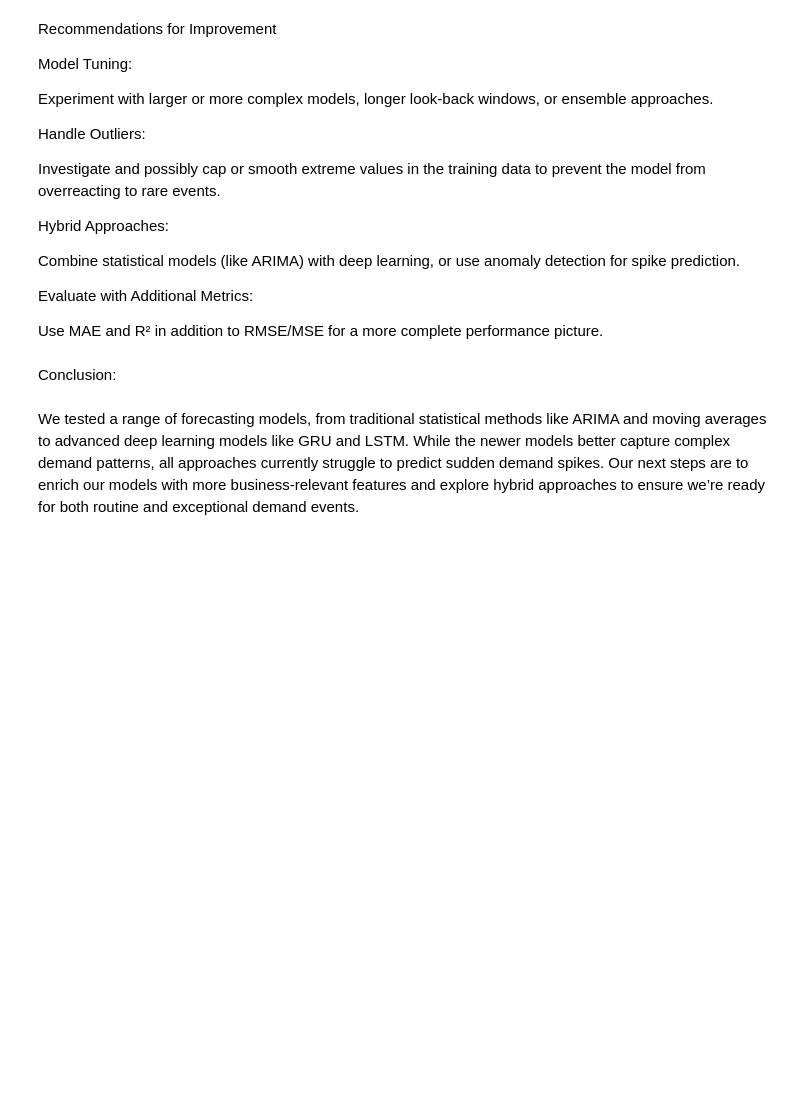
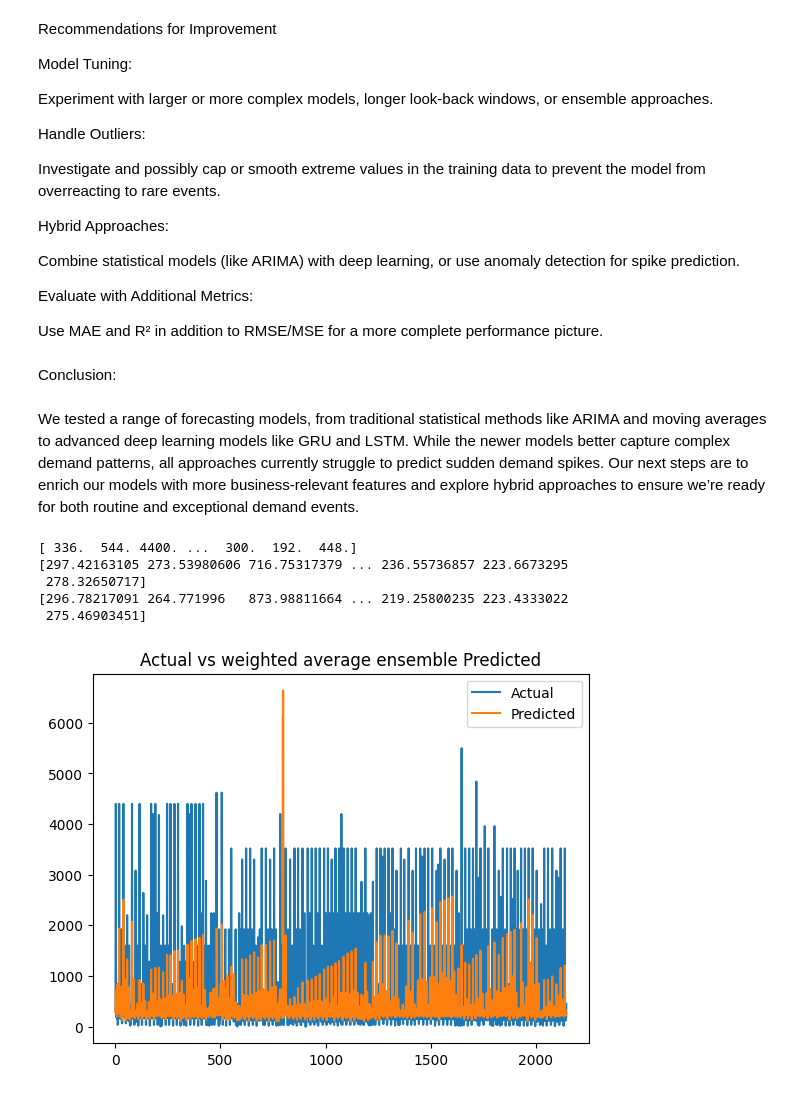
Before and after one commit to raghavab1205/Demand_Forecasting-For_SCM, a Jupyter notebook: analysis/notebook1.ipynb, the cells around one changed output. Cells and saved outputs as stored; diff of their text form; code cells hidden in the pictures; blank space fills up the shorter version.

```diff
--- a/analysis/notebook1.ipynb
+++ b/analysis/notebook1.ipynb
@@ -872,3 +882,24 @@ Use MAE and R² in addition to RMSE/MSE for a more complete performance picture.
 Conclusion:
 # %% [markdown]
 We tested a range of forecasting models, from traditional statistical methods like ARIMA and moving averages to advanced deep learning models like GRU and LSTM. While the newer models better capture complex demand patterns, all approaches currently struggle to predict sudden demand spikes. Our next steps are to enrich our models with more business-relevant features and explore hybrid approaches to ensure we’re ready for both routine and exceptional demand events.
+# %%
+ensemble1_pred = 0.3 * gru_pred_original + 0.7 * lstm_pred_original
+ensemble_pred = (gru_pred_original + lstm_pred_original) / 2
+# %%
+print(y_test_original)
+print(ensemble1_pred)
+print(ensemble_pred)
+# %% [output]
+[ 336.  544. 4400. ...  300.  192.  448.]
+[297.42163105 273.53980606 716.75317379 ... 236.55736857 223.6673295
+ 278.32650717]
+[296.78217091 264.771996   873.98811664 ... 219.25800235 223.4333022
+ 275.46903451]
+# %%
+plt.plot(y_test_original, label='Actual')
+plt.plot(ensemble1_pred, label='Predicted')
+plt.legend()
+plt.title('Actual vs weighted average ensemble Predicted')
+plt.show()
+# %% [output]
+[figure, added]
```
Also changed, not shown: parts of 21 cells of this notebook.
